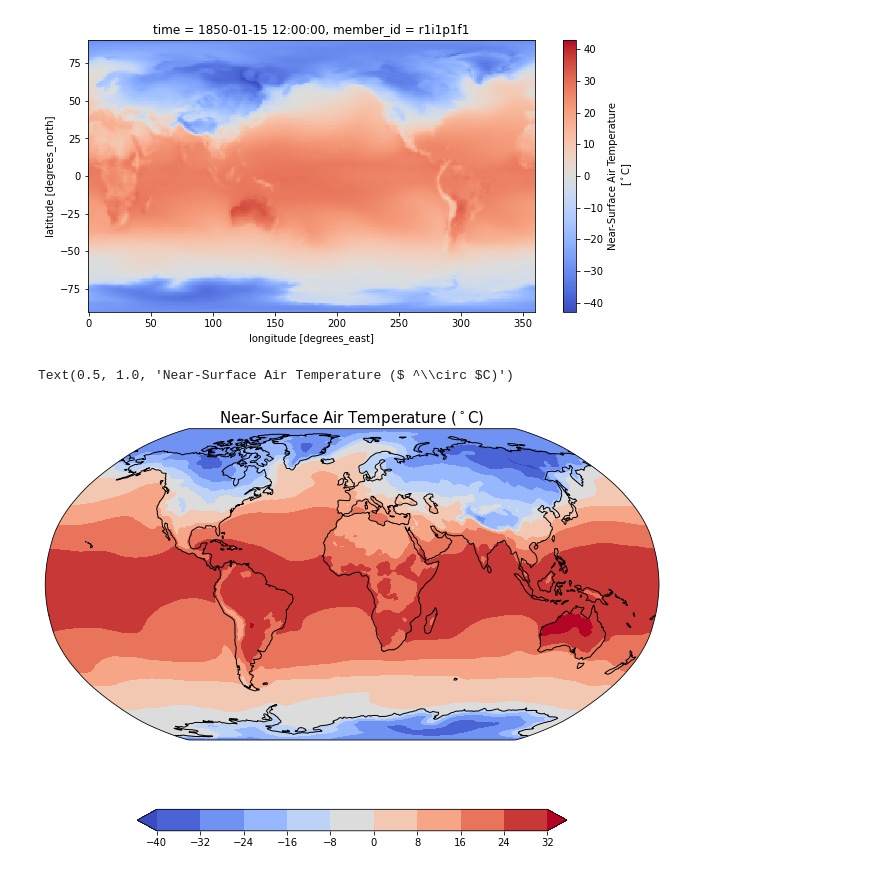
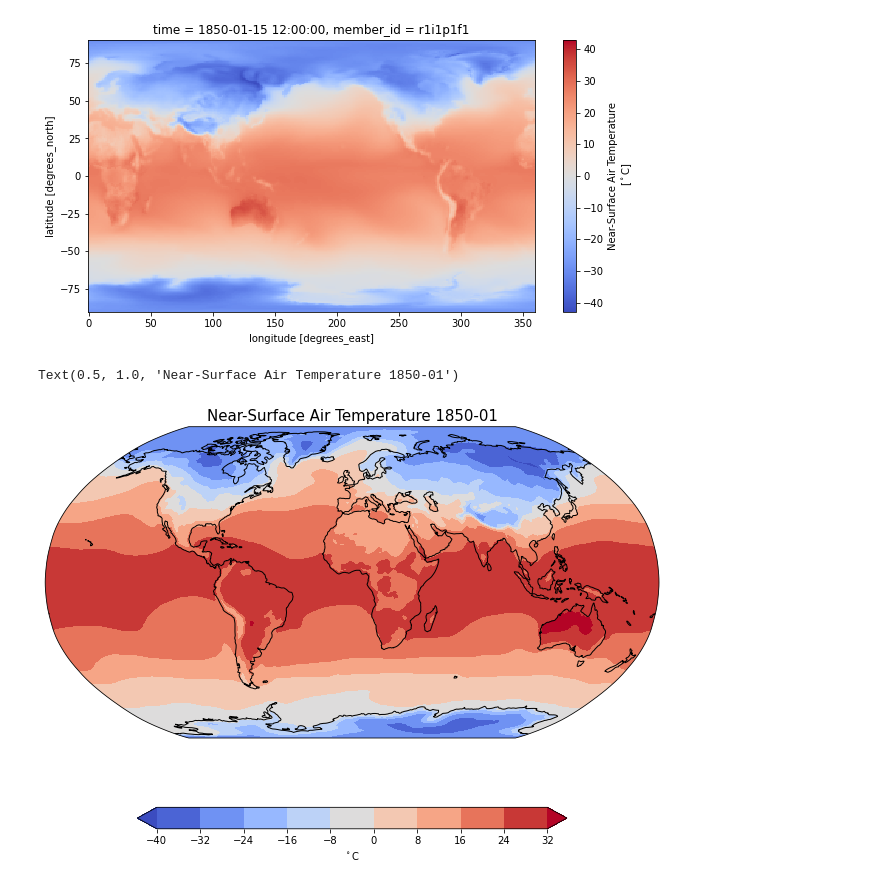
Before and after one commit to ClimComp/ClimateDataTools, a Jupyter notebook: Pangeo/simple_tas_example_(intake-esm).ipynb, the cells around one changed output. Drawn from its saved outputs; the diff is of its cells as text; code cells hidden in the pictures.

```diff
--- a/Pangeo/simple_tas_example_(intake-esm).ipynb
+++ b/Pangeo/simple_tas_example_(intake-esm).ipynb
@@ -179,8 +179,8 @@ gn
 intake_esm_dataset_key :
 CMIP.NCAR.CESM2.historical.Amon.gn
 # %%
-# selecting first year and first member-id
-var = ds[ds.variable_id].isel(member_id=0, time=0)
+# selecting first member-id
+var = ds[ds.variable_id].isel(member_id=0)
 name = var.long_name
 units = var.units
 var
@@ -209,5 +210,8 @@ units :
 K
 variable_id :
 tas
+# %%
+#choose the time you want to plot
+t = '1850-01'
 # %%
 #simple plot of the selected data
@@ -227,25 +231,25 @@ var.squeeze().plot(aspect=2, size=5, cmap=plt.cm.coolwarm, cbar_kwargs={"label":
 # %%
 #with cartopy there is even more ways to adjust maps
 import cartopy.crs as ccrs
 from cartopy.util import add_cyclic_point
 
 #creating map with robinson style projection
 fig = plt.figure(figsize=(11,8.5))
 ax=plt.axes(projection=ccrs.Robinson())
 
 #defining data and coordinates
-data= var
+data= var.sel(time= t)
 data, lons = add_cyclic_point(data, coord=ds.lon)
 lats = ds.lat
 
 cs = plt.contourf(lons, lats, data.squeeze(), 11, transform = ccrs.PlateCarree(), cmap='coolwarm', extend='both')
 
 #adding coastlines
 ax.coastlines()
 
 #adding horizontal colorbar and title
-cbar = plt.colorbar(cs,shrink=0.7,orientation='horizontal')
-plt.title(f'{name} ({units})', size=15)
+cbar = plt.colorbar(cs,shrink=0.7,orientation='horizontal', label=f'{units}')
+plt.title(f'{name} {t}', size=15)
 # %% [output]
-Text(0.5, 1.0, 'Near-Surface Air Temperature ($ ^\\circ $C)')
+Text(0.5, 1.0, 'Near-Surface Air Temperature 1850-01')
-[figure, old version]
+[figure, new version]
```
Also changed, not shown: parts of 4 cells of this notebook, 1 other file.
